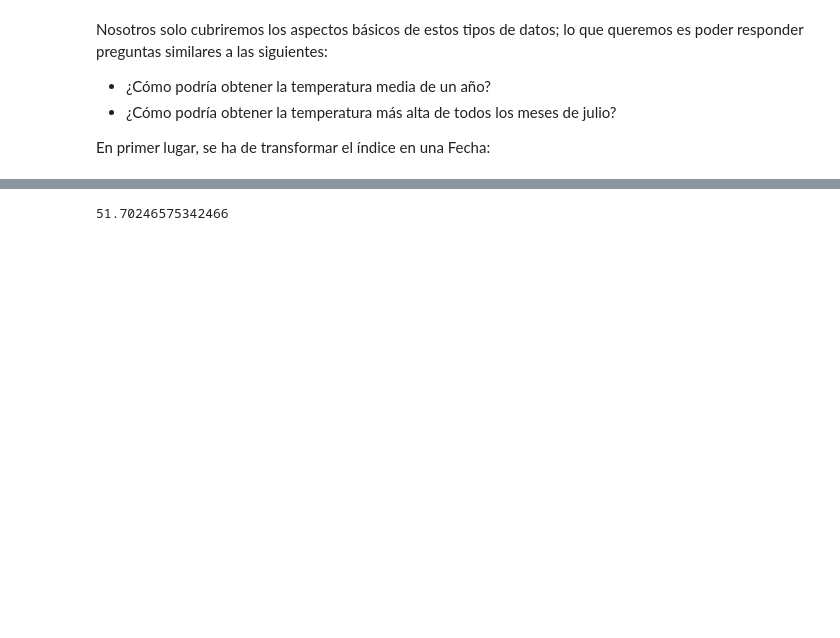
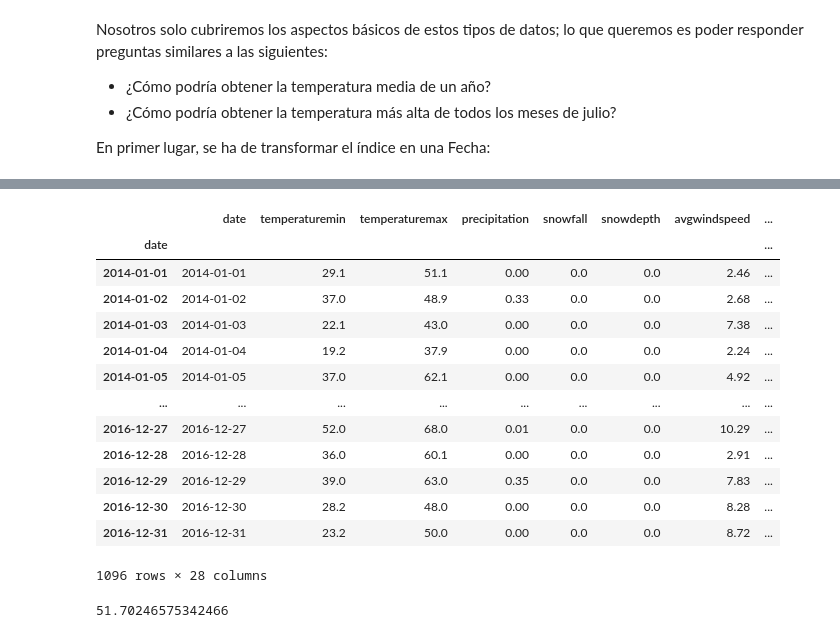
Before and after one commit to wisaaco/TxADM, a Jupyter notebook: notebooks/Part2/00_Pandas/03_Otras_acciones.ipynb, the cells around one changed output, grey strips where cells are left out. Cells and saved outputs as stored; diff of their text form; code cells hidden in the pictures; blank space fills up the shorter version.

```diff
--- a/notebooks/Part2/00_Pandas/03_Otras_acciones.ipynb
+++ b/notebooks/Part2/00_Pandas/03_Otras_acciones.ipynb
@@ -443,4 +448,21 @@ freezingfog                No
 Name: 2014-01-03 00:00:00, dtype: object
+# %%
+df.loc["2014":"2016"]
+# %% [output]
+|  | date | temperaturemin | temperaturemax | precipitation | snowfall | snowdepth | avgwindspeed | ... |
+| date |  |  |  |  |  |  |  | ... |
+| 2014-01-01 | 2014-01-01 | 29.1 | 51.1 | 0.00 | 0.0 | 0.0 | 2.46 | ... |
+| 2014-01-02 | 2014-01-02 | 37.0 | 48.9 | 0.33 | 0.0 | 0.0 | 2.68 | ... |
+| 2014-01-03 | 2014-01-03 | 22.1 | 43.0 | 0.00 | 0.0 | 0.0 | 7.38 | ... |
+| 2014-01-04 | 2014-01-04 | 19.2 | 37.9 | 0.00 | 0.0 | 0.0 | 2.24 | ... |
+| 2014-01-05 | 2014-01-05 | 37.0 | 62.1 | 0.00 | 0.0 | 0.0 | 4.92 | ... |
+| ... | ... | ... | ... | ... | ... | ... | ... | ... |
+| 2016-12-27 | 2016-12-27 | 52.0 | 68.0 | 0.01 | 0.0 | 0.0 | 10.29 | ... |
+| 2016-12-28 | 2016-12-28 | 36.0 | 60.1 | 0.00 | 0.0 | 0.0 | 2.91 | ... |
+| 2016-12-29 | 2016-12-29 | 39.0 | 63.0 | 0.35 | 0.0 | 0.0 | 7.83 | ... |
+| 2016-12-30 | 2016-12-30 | 28.2 | 48.0 | 0.00 | 0.0 | 0.0 | 8.28 | ... |
+| 2016-12-31 | 2016-12-31 | 23.2 | 50.0 | 0.00 | 0.0 | 0.0 | 8.72 | ... |
+1096 rows × 28 columns
 # %%
 # Aggregations
 df.loc["2015"].temperaturemin.mean()
```
Also changed, not shown: parts of 15 cells of this notebook, 5 other files.
